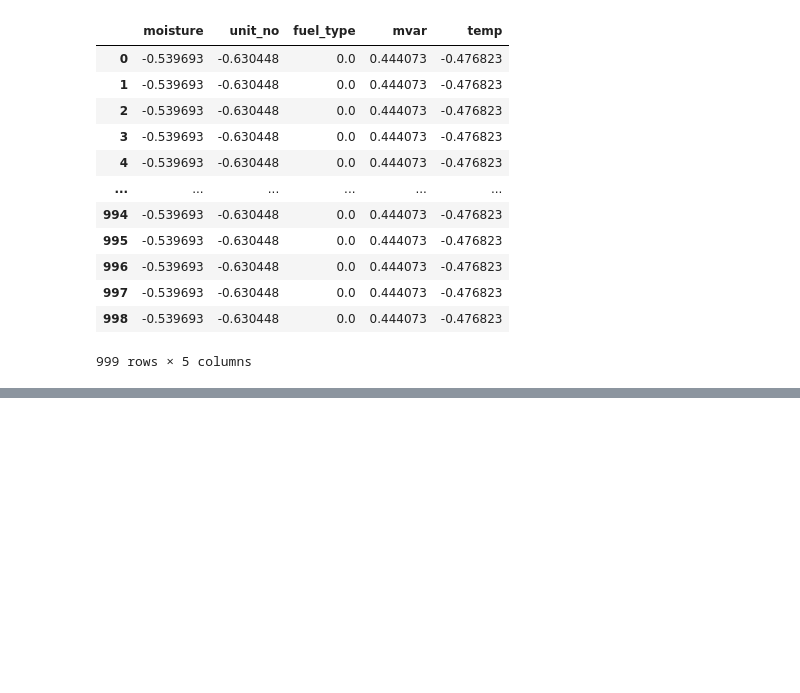
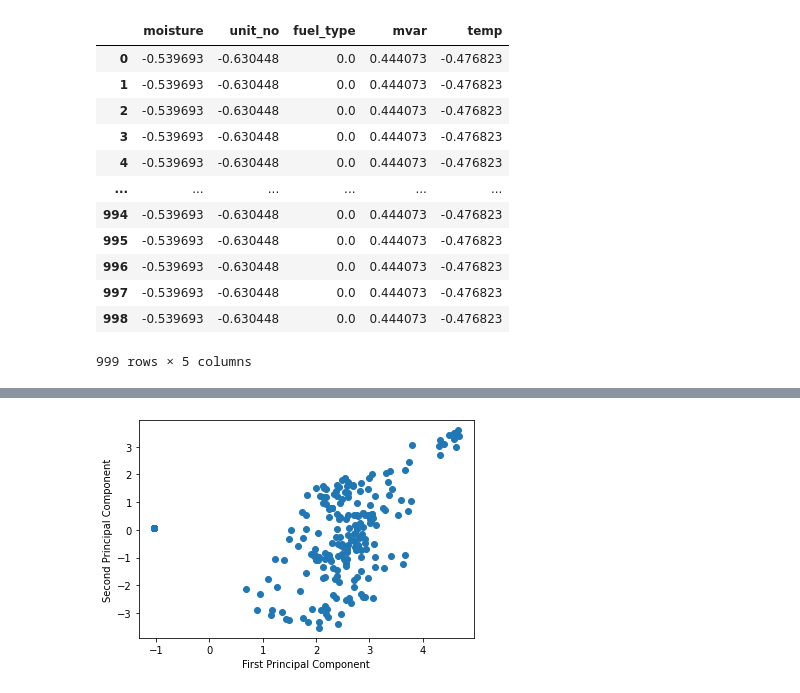
Before and after one commit to reza-pishva/6-MachineLearning-Python, a Jupyter notebook: Projects/EstimatePowerProduction.ipynb, the cells around one changed output, grey strips where cells are left out. Drawn from its saved outputs; the diff is of its cells as text; code cells hidden in the pictures; blank space fills up the shorter version.

```diff
--- a/Projects/EstimatePowerProduction.ipynb
+++ b/Projects/EstimatePowerProduction.ipynb
@@ -200,0 +228,11 @@ array([[ 2.48237775, -0.86272898],
+# %%
+pca = PCA(n_components=2)
+pca.fit(X_train)
+reduced_data_train = pca.transform(X_train)
+#inverse_data = pca.inverse_transform(reduced_data)
+plt.scatter(reduced_data_train[:, 0], reduced_data_train[:, 1], label='reduced')
+plt.xlabel('First Principal Component')
+plt.ylabel('Second Principal Component')
+plt.show()
+# %% [output]
+[figure, added]
```
Also changed, not shown: parts of 16 cells of this notebook.
